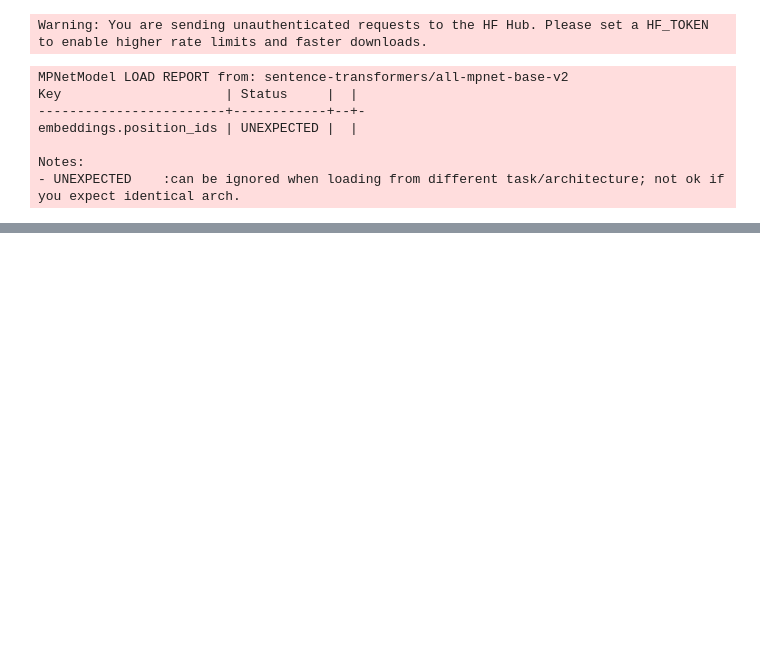
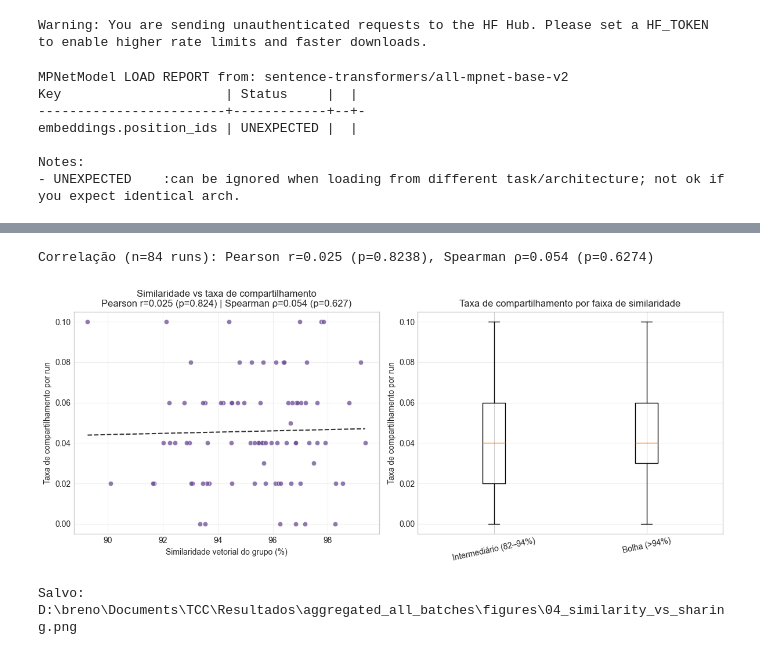
Before and after one commit to BrenosDias/concordia-mft, a Jupyter notebook: mft-social-media.ipynb, the cells around one changed output, grey strips where cells are left out. Saved outputs shown, nothing was run; the diff lists cells and outputs as text; code cells hidden in the pictures; blank space fills up the shorter version.

```diff
--- a/mft-social-media.ipynb
+++ b/mft-social-media.ipynb
@@ -1116,3 +1426,74 @@ print(f"\n💾 Tabelas agregadas salvas em: {agg_dir}")
+# %%
+# Gráfico 4: similaridade do grupo vs taxa de compartilhamento
+if df_runs_all.empty:
+    print('Sem dados de sumário — gráfico 4 ignorado.')
+else:
+    sim_df = df_runs_all.dropna(subset=['group_cosine_similarity_pct']).copy()
+    sim_df = sim_df.dropna(subset=['share_rate_run'])
+
+    def _similarity_bin(pct):
+        if pct < 82:
+            return 'Polarizado (<82%)'
+        if pct <= 94:
+            return 'Intermediário (82–94%)'
+        return 'Bolha (>94%)'
+
+    sim_df['similarity_bin'] = sim_df['group_cosine_similarity_pct'].map(_similarity_bin)
+    bin_order = ['Polarizado (<82%)', 'Intermediário (82–94%)', 'Bolha (>94%)']
+
+    fig, axes = plt.subplots(1, 2, figsize=(12, 5))
+
+    if len(sim_df) >= 2:
+        x = sim_df['group_cosine_similarity_pct'].values
+        y = sim_df['share_rate_run'].values
+        axes[0].scatter(x, y, alpha=0.75, color='#6a4c93', edgecolors='white', linewidths=0.5)
+        if len(sim_df) >= 3:
+            coef = np.polyfit(x, y, 1)
+            x_line = np.linspace(x.min(), x.max(), 50)
+            axes[0].plot(x_line, np.polyval(coef, x_line), '--', color='#333333', lw=1.5)
+        pearson_r, pearson_p = stats.pearsonr(x, y)
+        spearman_r, spearman_p = stats.spearmanr(x, y)
+        axes[0].set_title(
+            f'Similaridade vs taxa de compartilhamento\n'
+            f'Pearson r={pearson_r:.3f} (p={pearson_p:.3f}) | '
+            f'Spearman ρ={spearman_r:.3f} (p={spearman_p:.3f})'
+        )
+        print(
+            f'Correlação (n={len(sim_df)} runs): '
+            f'Pearson r={pearson_r:.3f} (p={pearson_p:.4f}), '
+            f'Spearman ρ={spearman_r:.3f} (p={spearman_p:.4f})'
+        )
+    else:
+        axes[0].set_title('Dados insuficientes para scatter')
+
+    axes[0].set_xlabel('Similaridade vetorial do grupo (%)')
+    axes[0].set_ylabel('Taxa de compartilhamento por run')
+    axes[0].grid(alpha=0.3)
+
+    box_data = [
+        sim_df.loc[sim_df['similarity_bin'] == b, 'share_rate_run'].values
+        for b in bin_order
+        if b in sim_df['similarity_bin'].values
+    ]
+    box_labels = [b for b in bin_order if b in sim_df['similarity_bin'].values]
+    if box_data:
+        axes[1].boxplot(box_data, tick_labels=box_labels)
+        axes[1].set_ylabel('Taxa de compartilhamento por run')
+        axes[1].set_title('Taxa de compartilhamento por faixa de similaridade')
+        axes[1].tick_params(axis='x', rotation=12)
+        axes[1].grid(axis='y', alpha=0.3)
+    else:
+        axes[1].set_title('Sem faixas de similaridade')
+
+    fig.tight_layout()
+    out_path = os.path.join(FIGURES_DIR, '04_similarity_vs_sharing.png')
+    fig.savefig(out_path, dpi=150, bbox_inches='tight')
+    plt.show()
+    print(f'Salvo: {out_path}')
+# %% [output]
+Correlação (n=84 runs): Pearson r=0.025 (p=0.8238), Spearman ρ=0.054 (p=0.6274)
+[figure, added]
+Salvo: D:\breno\Documents\TCC\Resultados\aggregated_all_batches\figures\04_similarity_vs_sharing.png
 # %%
 instances = [
     prefab_lib.InstanceConfig(
```
Also changed, not shown: parts of 7 cells of this notebook, 3 other files.
